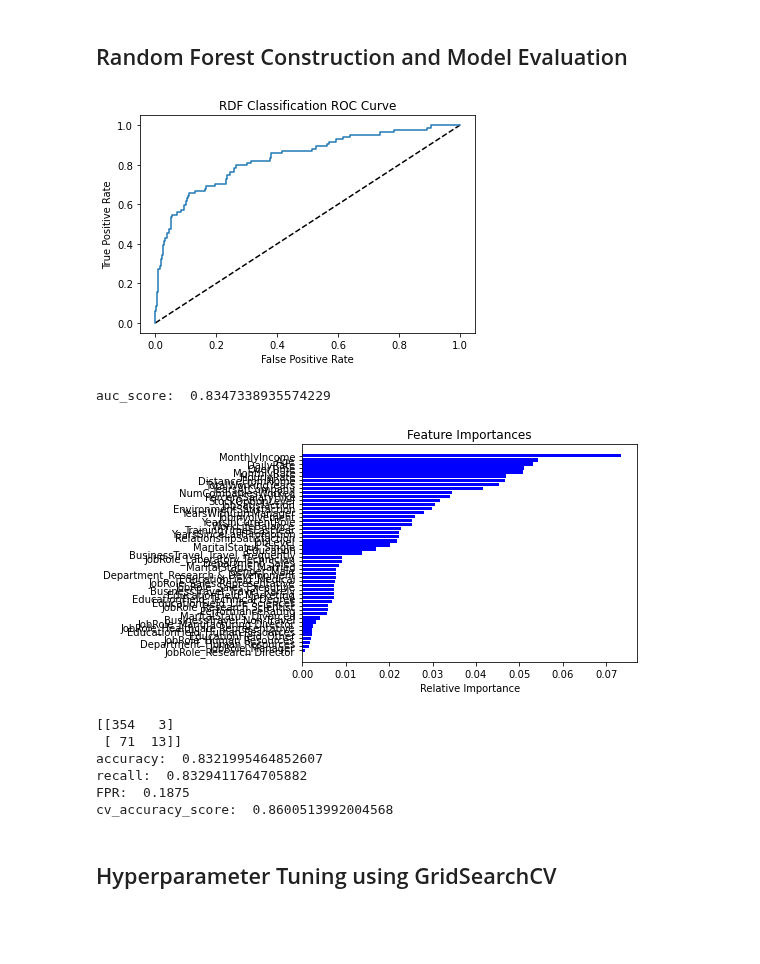
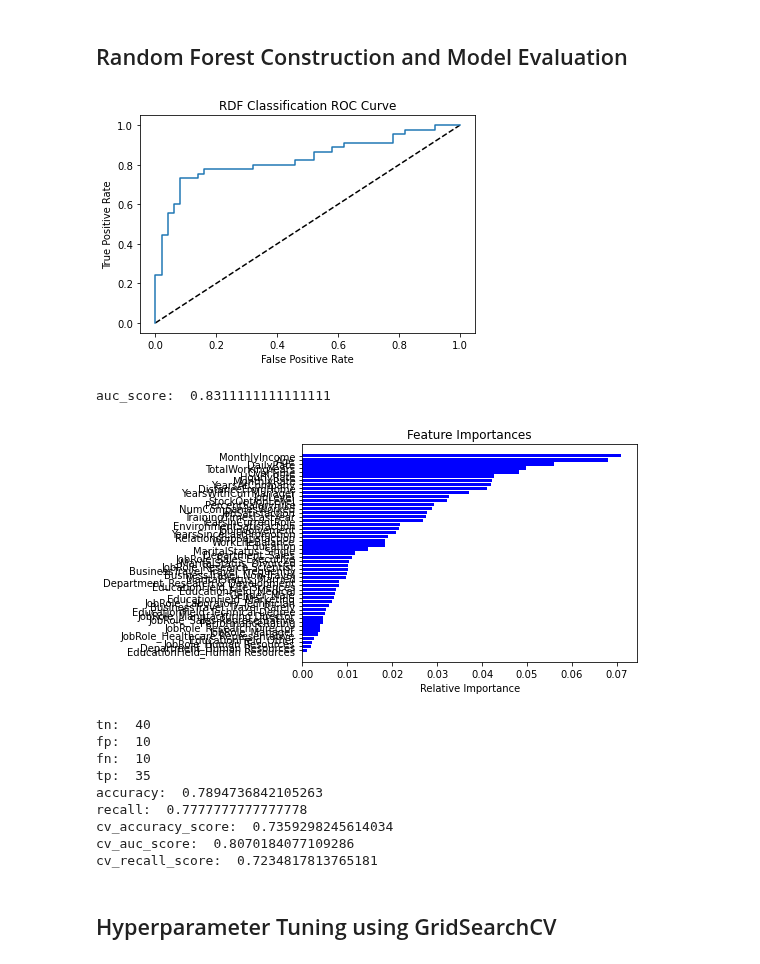
Before and after one commit to Xusong1998/Data-Analytics-Project, a Jupyter notebook: HR_Attrition_Data_Modeling.ipynb, the cells around one changed output. Saved outputs shown, nothing was run; the diff lists cells and outputs as text; code cells hidden in the pictures; blank space fills up the shorter version.

```diff
--- a/HR_Attrition_Data_Modeling.ipynb
+++ b/HR_Attrition_Data_Modeling.ipynb
@@ -173,0 +176,20 @@ worklife_balance_groupby.drop(['Attrition','Each_Size'],axis=1).plot(kind='bar',
+# %%
+minority_class_len = len(attrition_df[attrition_df['Attrition']==1])
+print(minority_class_len)
+
+majority_class_len = len(attrition_df[attrition_df['Attrition']==0])
+print(majority_class_len)
+
+majority_indices = attrition_df[attrition_df['Attrition']==0].index
+random_majority_indices = np.random.choice(majority_indices, minority_class_len, replace=False)
+print(len(random_majority_indices))
+
+minority_indices = attrition_df[attrition_df['Attrition']==1].index
+undersample_indices = np.concatenate([minority_indices, random_majority_indices])
+df_unders= attrition_df.loc[undersample_indices]
+
+X_under = df_unders.drop('Attrition',axis=1)
+y_under = df_unders['Attrition']
+
+print(len(X_under))
+print(len(y_under))
@@ -524,49 +552,61 @@ from glmnet import glmnet
 # %% [markdown]
 ## Random Forest Construction and Model Evaluation
 # %%
-X_train, X_test, y_train, y_test = train_test_split(X, y, test_size=0.3, random_state=10)
+X_train, X_test, y_train, y_test = train_test_split(X_under, y_under, test_size=0.2, random_state=10)
 RDF = RandomForestClassifier(random_state=123, max_depth=10, n_estimators=500)
 RDF.fit(X_train, y_train)
 y_pred = RDF.predict(X_test)
 y_prob = RDF.predict_proba(X_test)[:,1]
 fpr, tpr, thresholds = roc_curve(y_test, y_prob)
 plt.plot([0,1],[0,1],'k--')
 plt.plot(fpr, tpr, label='Random Forest Classifier')
 plt.xlabel('False Positive Rate')
 plt.ylabel('True Positive Rate')
 plt.title('RDF Classification ROC Curve')
 plt.show()
 print('auc_score: ', roc_auc_score(y_test, y_prob))
 
 features = X.columns
 importances = RDF.feature_importances_
 indices = np.argsort(importances)
 
 plt.title('Feature Importances')
 plt.barh(range(len(indices)), importances[indices], color='b', align='center')
 plt.yticks(range(len(indices)), [features[i] for i in indices])
 plt.xlabel('Relative Importance')
 plt.show()
 
 cf_matrix = confusion_matrix(y_test, y_pred)
-print(cf_matrix)
-print('accuracy: ', (cf_matrix[0,0]+cf_matrix[1,1])/np.sum(cf_matrix))
-print('recall: ', cf_matrix[0,0]/(cf_matrix[0,0]+cf_matrix[1,0]))
-print('FPR: ', cf_matrix[0,1]/(cf_matrix[0,1]+cf_matrix[1,1]))
+tn, fp, fn, tp = cf_matrix.ravel()
+print('tn: ',tn)
+print('fp: ',fp)
+print('fn: ',fn)
+print('tp: ', tp)
+print('accuracy: ', (tp+tn)/(tn+fp+fn+tp))
+print('recall: ', tp/(tp+fn))
 
 k_fold = KFold(n_splits=10, shuffle=True, random_state=123)
-score = cross_val_score(RDF, X_train, y_train, cv=k_fold, scoring='accuracy')
+score = cross_val_score(RDF, X_train, y_train, cv=5, scoring='accuracy')
 print('cv_accuracy_score: ',score.mean())
+
+score = cross_val_score(RDF, X_train, y_train, cv=5, scoring='roc_auc')
+print('cv_auc_score: ',score.mean())
+
+score = cross_val_score(RDF, X_train, y_train, cv=5, scoring='recall')
+print('cv_recall_score: ',score.mean())
 # %% [output]
-[figure, old version]
+[figure, new version]
-auc_score:  0.8347338935574229
+auc_score:  0.8311111111111111
-[figure, old version]
+[figure, new version]
-[[354   3]
- [ 71  13]]
-accuracy:  0.8321995464852607
-recall:  0.8329411764705882
-FPR:  0.1875
-cv_accuracy_score:  0.8600513992004568
+tn:  40
+fp:  10
+fn:  10
+tp:  35
+accuracy:  0.7894736842105263
+recall:  0.7777777777777778
+cv_accuracy_score:  0.7359298245614034
+cv_auc_score:  0.8070184077109286
+cv_recall_score:  0.7234817813765181
 # %% [markdown]
 ## Hyperparameter Tuning using GridSearchCV
 # %%
```
Also changed, not shown: parts of 4 cells of this notebook.
